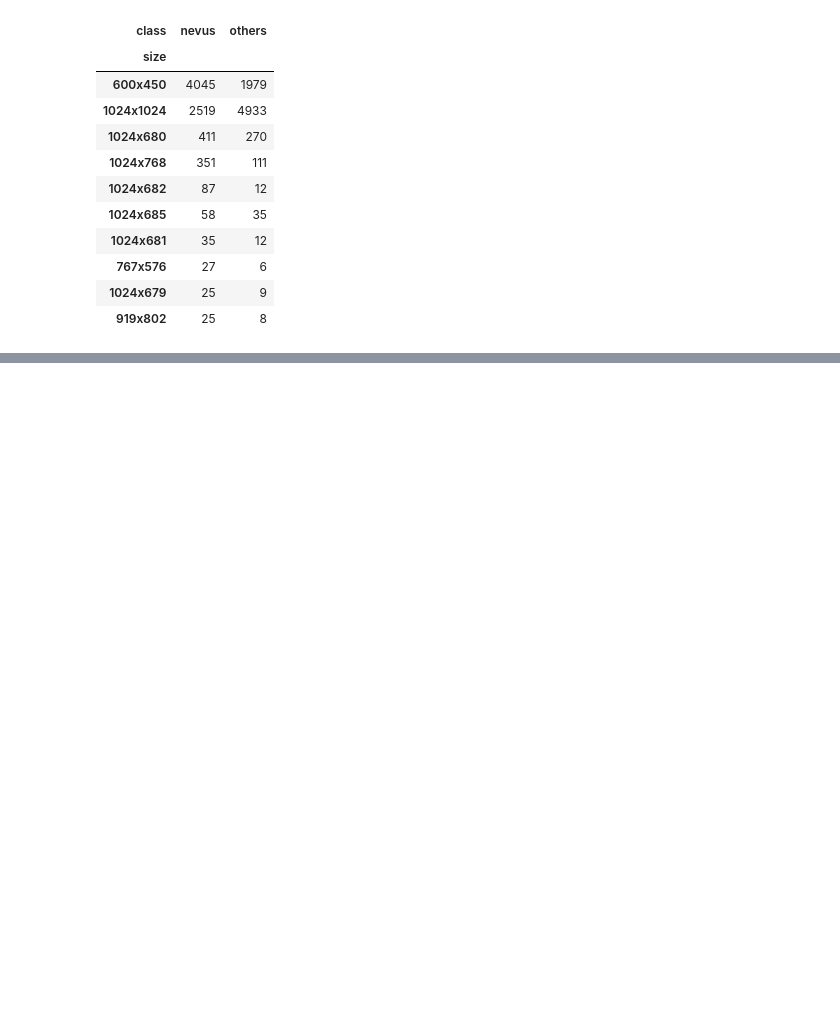
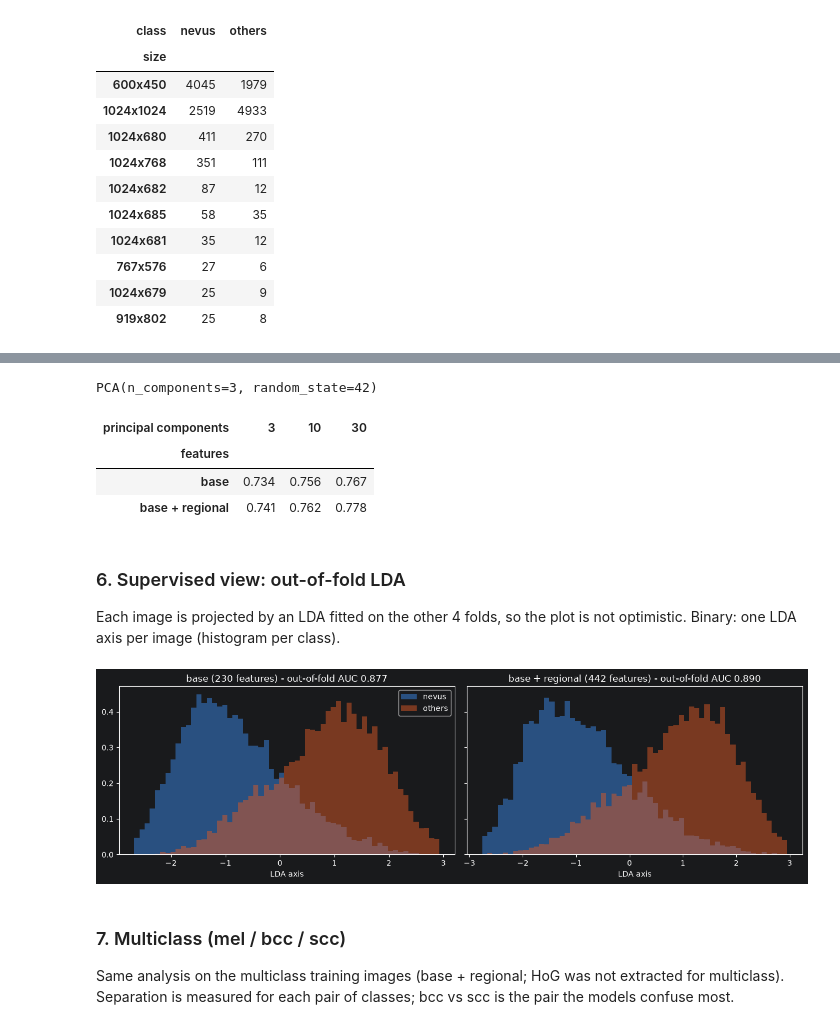
Before and after one commit to WillyWill20/Project-1-CAD, a Jupyter notebook: notebooks/data-analysis.ipynb, the cells around one changed output, grey strips where cells are left out. Saved outputs shown, nothing was run; the diff lists cells and outputs as text; code cells hidden in the pictures; blank space fills up the shorter version.

```diff
--- a/notebooks/data-analysis.ipynb
+++ b/notebooks/data-analysis.ipynb
@@ -110,0 +264,57 @@ seed: 166
+# %%
+pca_3d(binary, base_cols, "Binary - base")
+pca_3d(binary, base_cols + reg_cols, "Binary - base + regional")
+# %% [output]
+PCA(n_components=3, random_state=42)
+# %%
+def pcs_score(df, sets, scoring, n_components=(3, 10, 30)):
+    """CV score of a logistic regression trained on the first k principal components of each feature set."""
+    rows = []
+    for name, cols in sets.items():
+        for k in n_components:
+            pipe = make_pipeline(StandardScaler(), PCA(n_components=k, random_state=RANDOM_STATE),
+                                 LogisticRegression(max_iter=2000))
+            s = cross_val_score(pipe, df[cols].values, df["label"].values, cv=CV, scoring=scoring, n_jobs=-2)
+            rows.append({"features": name, "principal components": k, "score": s.mean()})
+    return pd.DataFrame(rows).pivot(index="features", columns="principal components", values="score").round(3)
+
+SETS = {"base": base_cols, "base + regional": base_cols + reg_cols}
+pcs_score(binary, SETS, scoring="balanced_accuracy")
+# %% [output]
+| principal components | 3 | 10 | 30 |
+| features |  |  |  |
+| base | 0.734 | 0.756 | 0.767 |
+| base + regional | 0.741 | 0.762 | 0.778 |
+# %% [markdown]
+### 6. Supervised view: out-of-fold LDA
+Each image is projected by an LDA fitted on the other 4 folds, so the plot is not optimistic.
+Binary: one LDA axis per image (histogram per class).
+# %%
+def oof_lda(X, y, cv=CV):
+    """Out-of-fold LDA projection: each image is projected by an LDA fitted without it."""
+    Z = np.zeros((len(y), len(np.unique(y)) - 1))
+    for tr, te in cv.split(X, y):
+        lda = make_pipeline(StandardScaler(), LinearDiscriminantAnalysis(solver="eigen", shrinkage="auto"))
+        lda.fit(X[tr], y[tr])
+        sign = np.where(lda.transform(X[tr])[y[tr] == 0].mean(axis=0) > 0, -1, 1)   # same orientation in every fold
+        Z[te] = lda.transform(X[te]) * sign
+    return Z
+
+y_b = binary["label"].values
+fig, axes = plt.subplots(1, 2, figsize=(13, 4), sharey=True)
+for ax, (name, cols) in zip(axes, SETS.items()):
+    z = oof_lda(binary[cols].values, y_b).ravel()
+    bins = np.linspace(np.percentile(z, 0.5), np.percentile(z, 99.5), 60)
+    for label, cname in CLASS_NAMES.items():
+        ax.hist(z[y_b == label], bins=bins, density=True, alpha=0.5, color=CLASS_COLORS[label], label=cname)
+    ax.set_title(f"{name} ({len(cols)} features) - out-of-fold AUC {roc_auc_score(y_b, z):.3f}")
+    ax.set_xlabel("LDA axis")
+axes[0].legend()
+plt.tight_layout()
+plt.show()
+# %% [output]
+[figure, added]
+# %% [markdown]
+### 7. Multiclass (mel / bcc / scc)
+Same analysis on the multiclass training images (base + regional; HoG was not extracted for multiclass).
+Separation is measured for each pair of classes; bcc vs scc is the pair the models confuse most.
```
Also changed, not shown: parts of 22 cells of this notebook, 1 other file.
